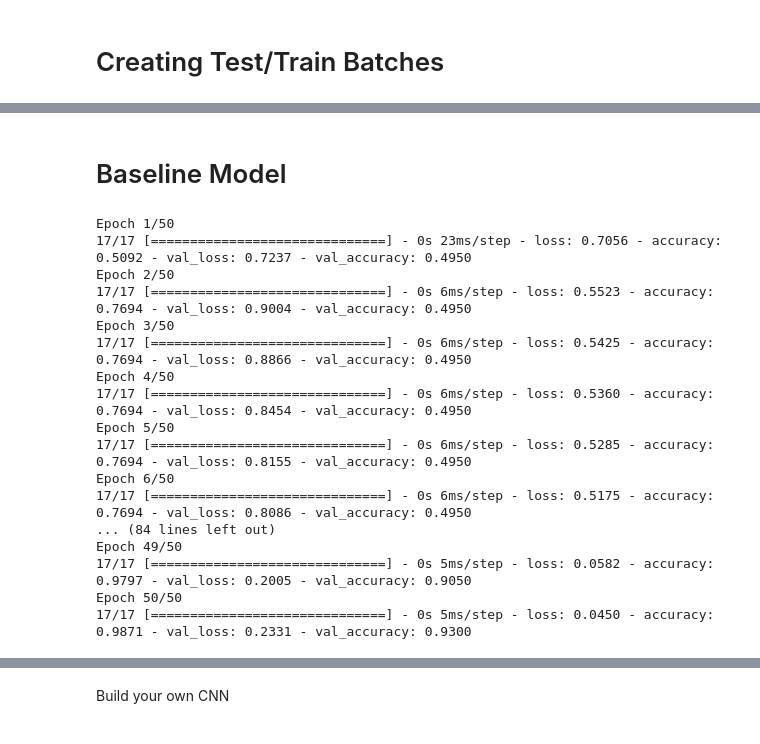
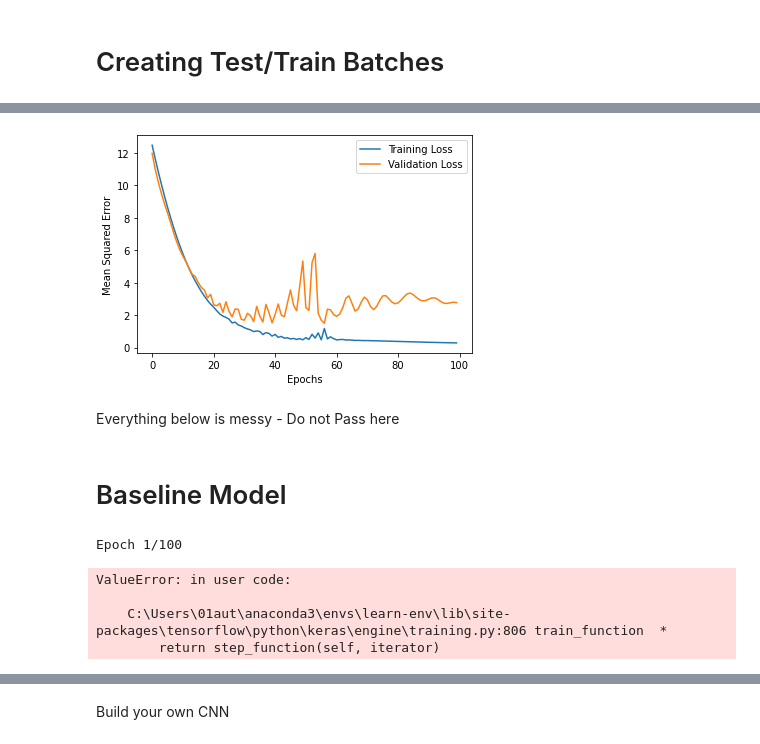
Before and after one commit to snakeeyes021/pneumonia-classification, a Jupyter notebook: hoang_model_tune.ipynb, the cells around one changed output, grey strips where cells are left out. Saved outputs shown, nothing was run; the diff lists cells and outputs as text; code cells hidden in the pictures.

```diff
--- a/hoang_model_tune.ipynb
+++ b/hoang_model_tune.ipynb
@@ -118,0 +185,8 @@ val_y = np.reshape(val_labels[:,0], (200,1))
+# %%
+filepath = 'test_save_{epoch}.hdf5'
+checkpoint = ModelCheckpoint(filepath=filepath,
+                             monitor='val_loss',
+                             verbose=1,
+                             save_best_only=True,
+                             mode='min')
+callbacks = [checkpoint]
@@ -118,0 +212,7 @@ val_y = np.reshape(val_labels[:,0], (200,1))
+# %%
+history = model.fit(train_images,
+                    train_y,
+                    epochs=100,
+                    batch_size=32,
+                    validation_data=(val_images, val_y),
+                    callbacks=callbacks)
@@ -119,3 +261,16 @@ val_y = np.reshape(val_labels[:,0], (200,1))
+# %%
+#plot the training history
+plt.plot(history.history['loss'], label='Training Loss')
+plt.plot(history.history['val_loss'], label='Validation Loss')
+plt.legend()
+plt.xlabel('Epochs')
+plt.ylabel('Mean Squared Error')
+plt.savefig('model_training_history')
+plt.show()
+# %% [output]
+[figure, added]
+# %% [markdown]
+Everything below is messy - Do not Pass here
 # %% [markdown]
 # Baseline Model
 # %%
@@ -133,27 +288,15 @@ model.compile(optimizer='adam',
 
 history = model.fit(train_img,
                     train_y,
-                    epochs=50,
+                    epochs=100,
                     batch_size=32,
                     validation_data=(val_img, val_y))
 # %% [output]
-Epoch 1/50
-17/17 [==============================] - 0s 23ms/step - loss: 0.7056 - accuracy: 0.5092 - val_loss: 0.7237 - val_accuracy: 0.4950
-Epoch 2/50
-17/17 [==============================] - 0s 6ms/step - loss: 0.5523 - accuracy: 0.7694 - val_loss: 0.9004 - val_accuracy: 0.4950
-Epoch 3/50
-17/17 [==============================] - 0s 6ms/step - loss: 0.5425 - accuracy: 0.7694 - val_loss: 0.8866 - val_accuracy: 0.4950
-Epoch 4/50
-17/17 [==============================] - 0s 6ms/step - loss: 0.5360 - accuracy: 0.7694 - val_loss: 0.8454 - val_accuracy: 0.4950
-Epoch 5/50
-17/17 [==============================] - 0s 6ms/step - loss: 0.5285 - accuracy: 0.7694 - val_loss: 0.8155 - val_accuracy: 0.4950
-Epoch 6/50
-17/17 [==============================] - 0s 6ms/step - loss: 0.5175 - accuracy: 0.7694 - val_loss: 0.8086 - val_accuracy: 0.4950
-... (84 lines left out)
-Epoch 49/50
-17/17 [==============================] - 0s 5ms/step - loss: 0.0582 - accuracy: 0.9797 - val_loss: 0.2005 - val_accuracy: 0.9050
-Epoch 50/50
-17/17 [==============================] - 0s 5ms/step - loss: 0.0450 - accuracy: 0.9871 - val_loss: 0.2331 - val_accuracy: 0.9300
+Epoch 1/100
+ValueError: in user code:
+
+    C:\Users\01aut\anaconda3\envs\learn-env\lib\site-packages\tensorflow\python\keras\engine\training.py:806 train_function  *
+        return step_function(self, iterator)
 # %%
 results_train = model.evaluate(train_img, train_y)
 # %% [output]
```
Also changed, not shown: parts of 67 cells of this notebook, 1 other file.
